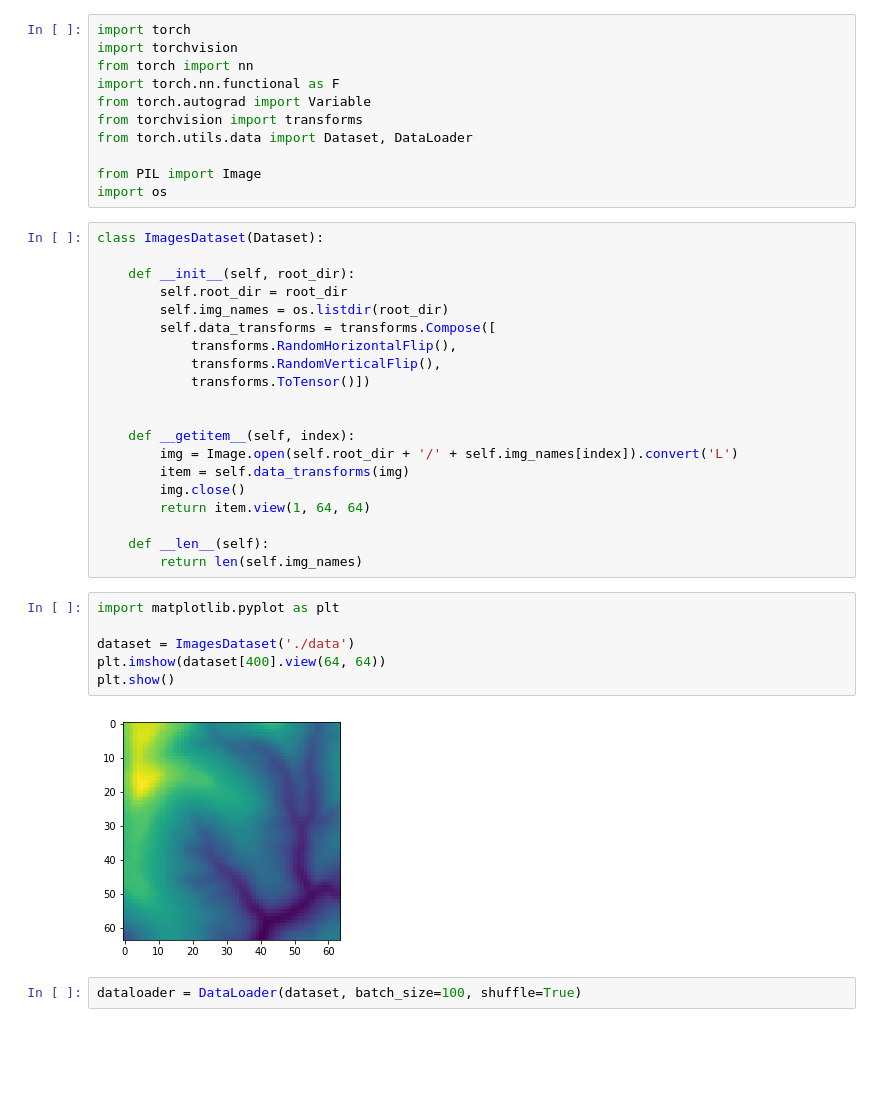
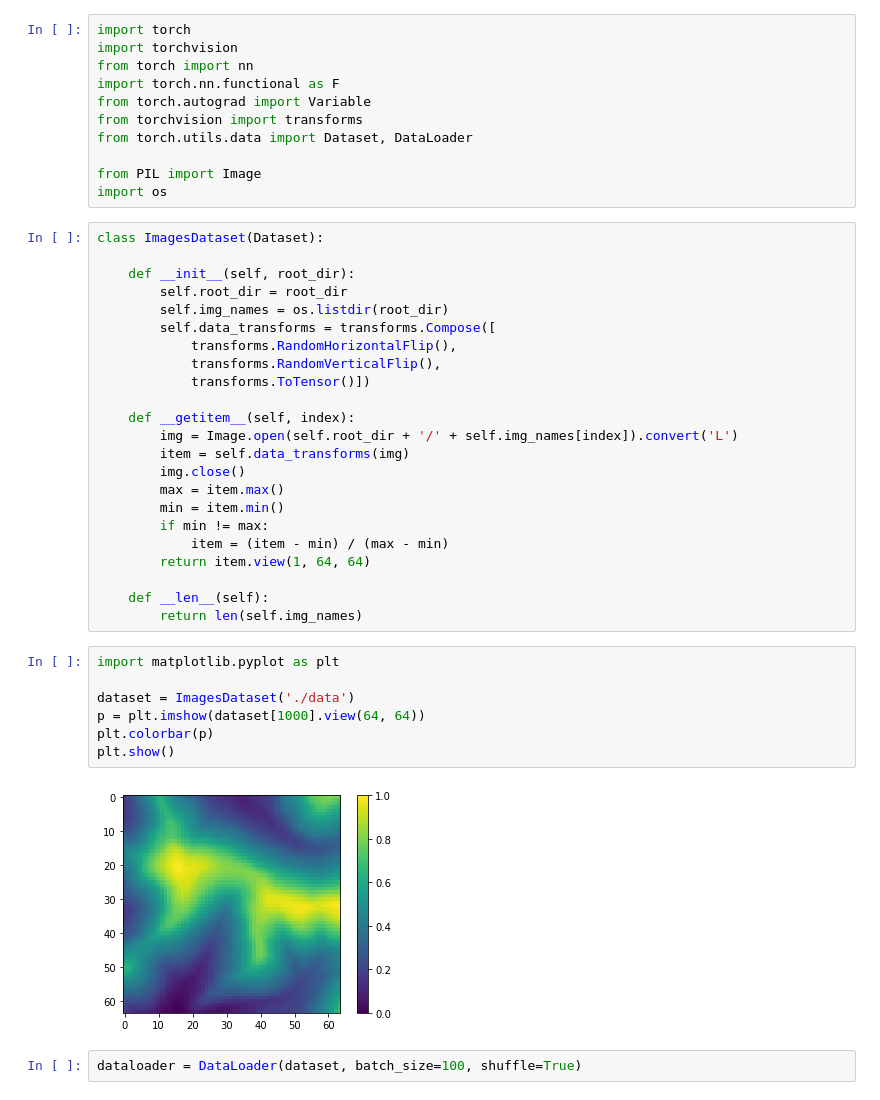
Before and after one commit to nikitakuchur/landscape-generator, a Jupyter notebook: variational_autoencoder.ipynb, the cells around one changed output. Drawn from its saved outputs; the diff is of its cells as text; blank space fills up the shorter version.

```diff
--- a/variational_autoencoder.ipynb
+++ b/variational_autoencoder.ipynb
@@ -20,11 +20,14 @@ class ImagesDataset(Dataset):
             transforms.RandomVerticalFlip(),
             transforms.ToTensor()])
 
-
     def __getitem__(self, index):
         img = Image.open(self.root_dir + '/' + self.img_names[index]).convert('L')
         item = self.data_transforms(img)
         img.close()
+        max = item.max()
+        min = item.min()
+        if min != max:
+            item = (item - min) / (max - min)
         return item.view(1, 64, 64)
 
     def __len__(self):
@@ -32,11 +35,12 @@ class ImagesDataset(Dataset):
 # %%
 import matplotlib.pyplot as plt
 
 dataset = ImagesDataset('./data')
-plt.imshow(dataset[400].view(64, 64))
+p = plt.imshow(dataset[1000].view(64, 64))
+plt.colorbar(p)
 plt.show()
 # %% [output]
-[figure, old version]
+[figure, new version]
 # %%
 dataloader = DataLoader(dataset, batch_size=100, shuffle=True)
 # %%
```
Also changed, not shown: parts of 14 cells of this notebook, 1 other file.
